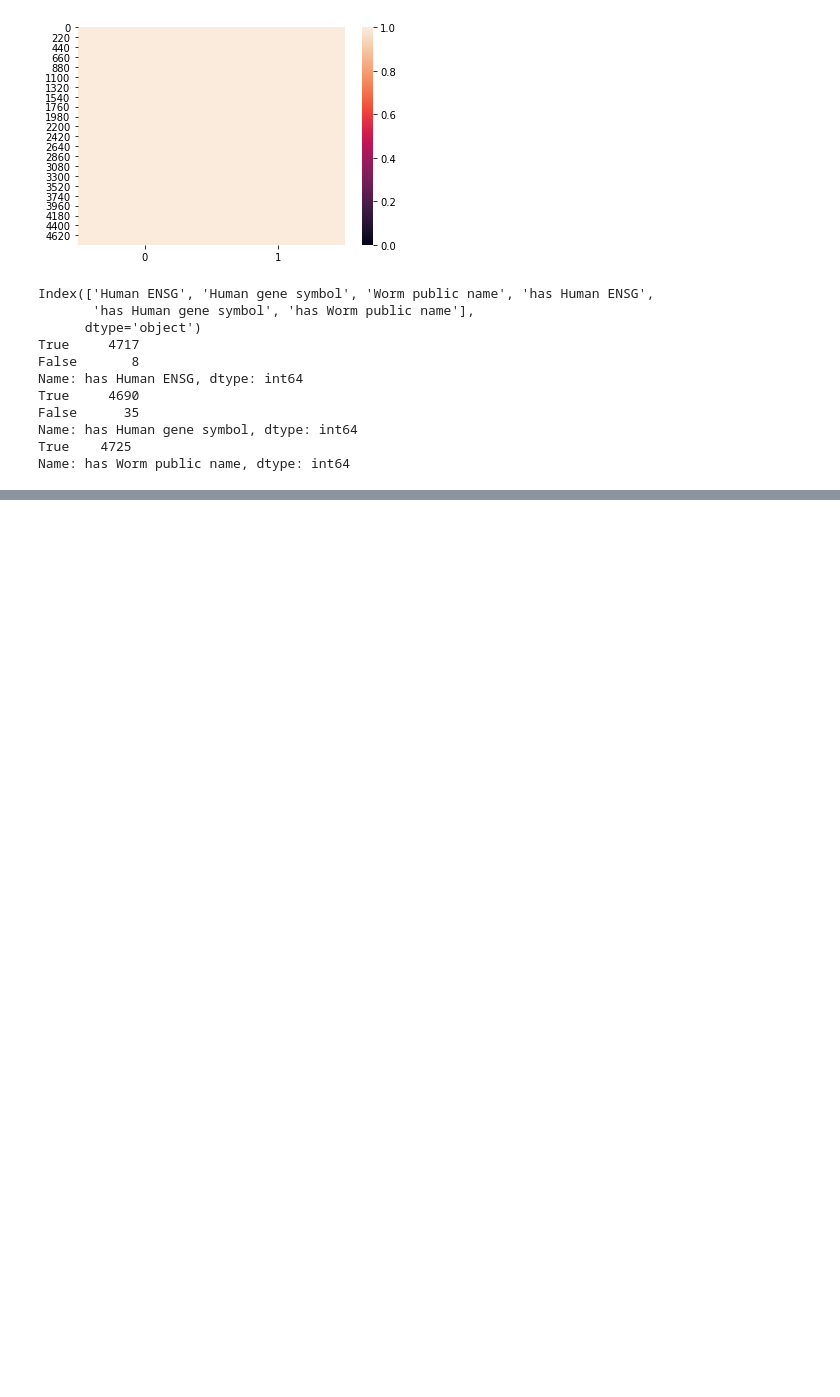
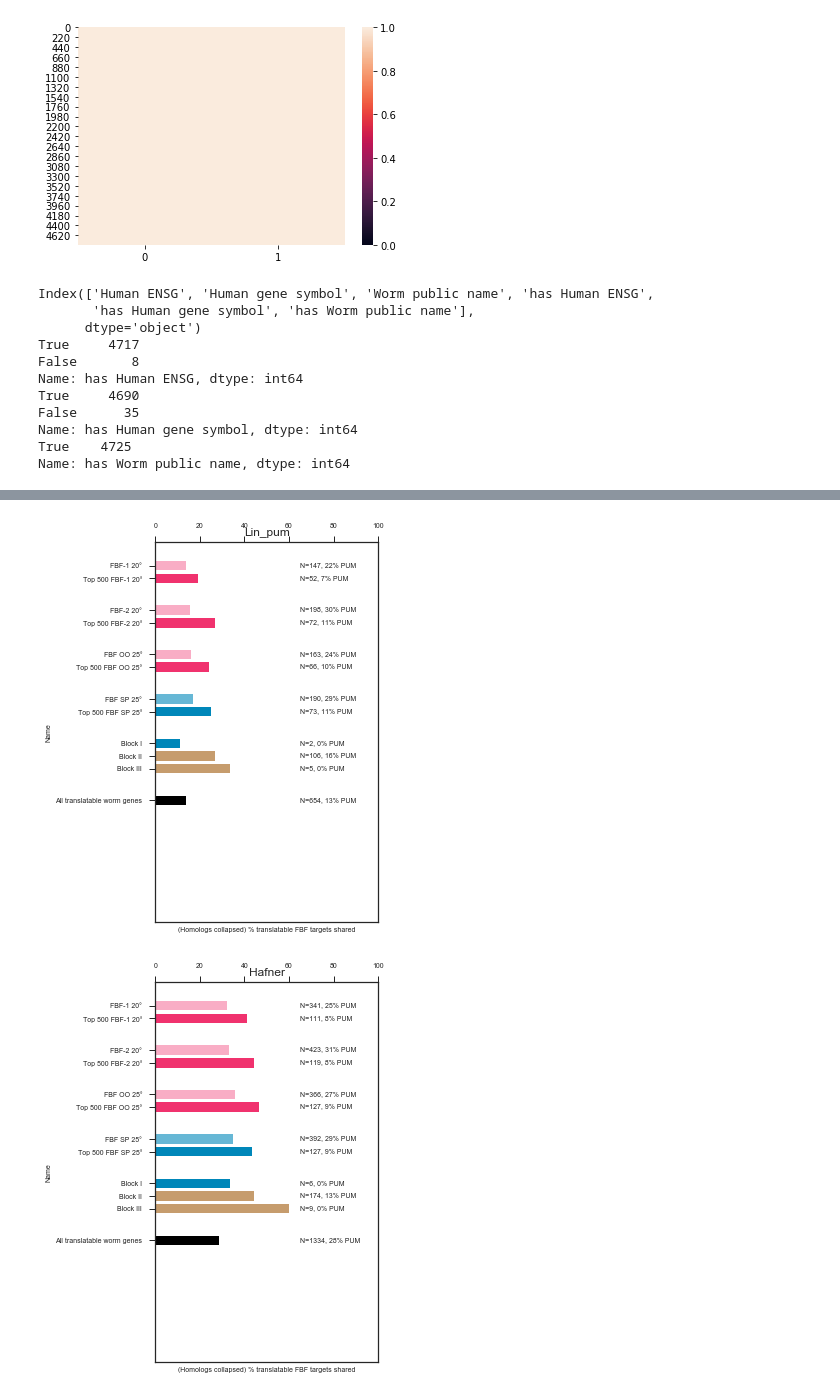
Before and after one commit to dfporter/FBF_gendered_gl, a Jupyter notebook: orthos/simplified.ipynb, the cells around one changed output, grey strips where cells are left out. Drawn from its saved outputs; the diff is of its cells as text; code cells hidden in the pictures; blank space fills up the shorter version.

```diff
--- a/orthos/simplified.ipynb
+++ b/orthos/simplified.ipynb
@@ -155,6 +159,18 @@ for row in rows:
 reload_modules()
 
 config = configuration.configuration(configuration_commands.config_text)
+
+
+def add_gene_description(polyglot_obj):
+    table = '/Users/dfporter/Desktop/macbook_air_Desktop/shared/sp_oo/'
+    table += 'FBF_gendered_gl/tables/name_description_235.txt'
+
+    df_lookup = pandas.read_csv(table, sep='\t', index_col=False)
+    print(df_lookup.head())
+    lookup = dict(zip(df_lookup['Gene name'], df_lookup['Gene description']))
+
+    polyglot_obj.df['Gene description'] = [lookup.get(x, '') for x in polyglot_obj.df['Gene name']]
+
 
 def compare_two_target_lists(
     fname1='FbfOO25C', fname2='Hafner', use_this_pum=None,
@@ -173,12 +189,15 @@ def compare_two_target_lists(
         pum = config.targets_from_config(fname2)  # .targets in human gene symbol.
     else:
         pum = use_this_pum
+
     linguist.add_a_column_of_targets(
         pum.targets, 'Human gene symbol', 'PUM targets (Human gene symbol)')
 
     tups = simple.simple_overlap.simple_overlap(
         linguist, col1='FBF targets (Worm public name)',
         col2='PUM targets (Human gene symbol)', verbose=True)
+
+    add_gene_description(linguist)
 
     return tups
 
@@ -200,6 +219,7 @@ list_of_stats_dicts = []
 n_comparison = 0
 tups = []
 results = {}
+
 for fbf_col in FBF_cols:
     for pum in [hafner_pum, lin_pum]:
         n_comparison += 1
@@ -211,7 +231,7 @@ for fbf_col in FBF_cols:
             use_this_pum=pum)
 
         results[fbf_col + ' vs ' + pum.name] = tups
-        #dict_of_sets_dfs[fbf_col + ' vs ' + pum.name] = df_of_sets
+        dict_of_sets_dfs[fbf_col + ' vs ' + pum.name] = pg.df
         #list_of_stats_dicts.append(stats_dict)
 
         #break
@@ -361,18 +402,7 @@ appdf.index = appdf.Name
 import seaborn as sns
 import matplotlib.pyplot as plt
 
-def label_cleaner(x):
-    x = re.sub('Fbf1', 'FBF-1', x)
-    x = re.sub('Fbf2', 'FBF-2', x)
-    x = re.sub('Fbf', 'FBF', x)
-    x = re.sub('Block', 'Block ', x)
-    x = re.sub('_', ' ', x)
-    x = re.sub('20C', '20°', x)
-    x = re.sub('25C', '25°', x)
-    x = re.sub('OO', ' OO ', x)
-    x = re.sub('SP', ' SP ', x)
-    x = re.sub('Top500', 'Top 500 ', x)
-    return x
+
 
 _hafner = [
     'Fbf1_20C vs Hafner',
@@ -455,7 +485,7 @@ def barploter(df, figname='../figs/barploty.pdf'):
 
     # Plot the bars.
     sns.set(font_scale=1)
-    sns.set_style("whitegrid")
+    sns.set_style("ticks")
     refresh()
     fig = plt.figure()
     ax = sns.barplot(
@@ -484,35 +514,39 @@ def barploter(df, figname='../figs/barploty.pdf'):
     ax.set_yticks(new_bars_y_positions)
     title = ax.get_yticklabels()[0]._text.split(' vs ')[-1]
     ax.set_yticklabels([
-        label_cleaner(x._text.split(' vs ')[0]) for x in ax.get_yticklabels()])
+        src.utils.label_cleaner(x._text.split(' vs ')[0]) for x in ax.get_yticklabels()])
     ax.set_title(title)
 
     ax.tick_params(labelsize=7)
     ax.set_xlabel(ax.get_xlabel(), fontsize=7)
     ax.set_ylabel(ax.get_ylabel(), fontsize=7)
+    ax.xaxis.tick_top()
 
     # Add annotations.
     for p, n, percpum in zip(
         ax.patches,
         df['(Homologs collapsed) FBF targets shared (Worm public name)'],
         df['(Homologs collapsed) % translatable PUM targets shared']):
 
         ax.annotate("N={0}, {1}% PUM".format(n, int(percpum)),
             (p.get_x() + 65,#p.get_width() + 20,
              p.get_y() + (p.get_height()/2)),
              ha='left', va='center', rotation=0,
             fontsize=7,
         )
     #ax.set_ylim(ax.get_ylim()[0] - 4, ax.get_ylim()[1])
 
     fig.savefig(figname)
     plt.show()
     refresh()
 
 overlaps = appdf.copy()
 
 barploter(appdf.loc[_lin], figname='../figs/shared_with_Lin_PUM.pdf')
 barploter(appdf.loc[_hafner], figname='../figs/shared_with_Hafner_PUM.pdf')
 overlaps.to_excel('output/overlaps_results.xlsx')
+# %% [output]
+[figure, added]
+[figure, added]
 # %%
 ??ax.set_yticks
```
Also changed, not shown: parts of 6 cells of this notebook, 14 other files.
